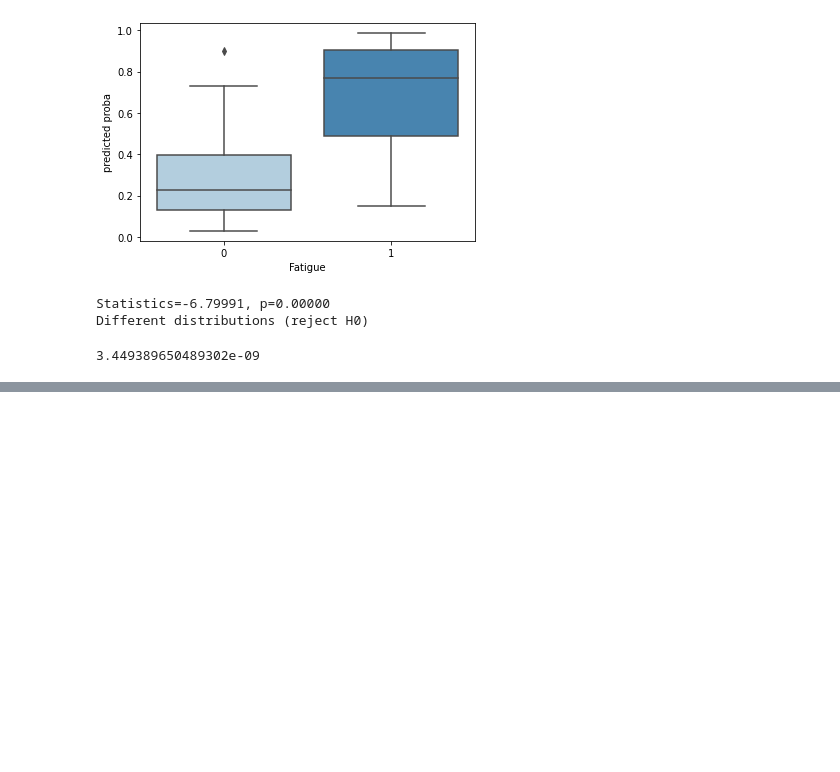
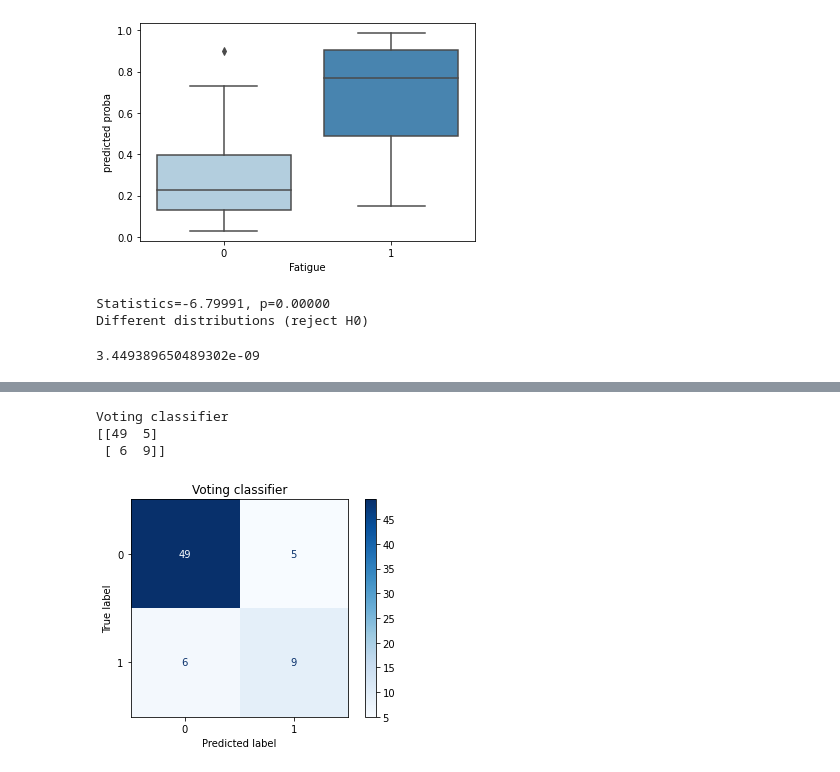
Before and after one commit to LIHVOICE/Predi_COVID_Fatigue_Vocal_Biomarker, a Jupyter notebook: Feature_extraction_and_ML_models'_training.ipynb, the cells around one changed output, grey strips where cells are left out. Drawn from its saved outputs; the diff is of its cells as text; code cells hidden in the pictures; blank space fills up the shorter version.

```diff
--- a/Feature_extraction_and_ML_models'_training.ipynb
+++ b/Feature_extraction_and_ML_models'_training.ipynb
@@ -356,0 +493,8 @@ p
+# %%
+#plot the aera under the curve AUC
+rom sklearn import datasets, metrics, model_selection
+models = zip(names, Classifiers)
+for name, model in models:
+    model.fit(X_train, y_train)
+    metrics.plot_roc_curve(model, X_test, y_test)
+    plt.show()
@@ -356,0 +509,16 @@ p
+# %%
+from sklearn.model_selection import KFold, cross_val_score, StratifiedKFold
+kfold = StratifiedKFold(n_splits = 10, random_state = 1, shuffle =True)
+
+estimators = []
+mod1 = LogisticRegression(max_iter=10000, class_weight = 'balanced', C= 0.001, penalty= 'l2')
+estimators.append(('lr', mod1))
+mod2 = svm.SVC(kernel = 'rbf', class_weight = 'balanced', C=10, probability=True)
+estimators.append(('RBF', mod2))
+#mod3 = svm.SVC(kernel = 'sigmoid', class_weight = 'balanced', C=1, probability=True)
+#estimators.append(('sigmoid', mod3))
+
+ensemble = VotingClassifier(estimators, voting = 'soft', weights = [1,2])
+results = cross_val_score(ensemble, X_train, y_train, cv = kfold, scoring = 'accuracy')
+
+print(results.mean(), results.std())
@@ -356,0 +527,5 @@ p
+# %%
+emb = ensemble.fit(X_train, y_train)
+y_pred = emb.predict(X_test)
+print(accuracy_score(y_test, y_pred))
+print(classification_report(y_test, y_pred))
@@ -356,0 +542,14 @@ p
+# %%
+import matplotlib.pyplot as plt
+disp = plot_confusion_matrix(ensemble, X_test, y_test,
+                                 cmap = plt.cm.Blues, values_format = '.5g')
+disp.ax_.set_title('Voting classifier')
+
+print('Voting classifier')
+print(disp.confusion_matrix)
+plt.show()
+# %% [output]
+Voting classifier
+[[49  5]
+ [ 6  9]]
+[figure, added]
```
Also changed, not shown: parts of 29 cells of this notebook.
